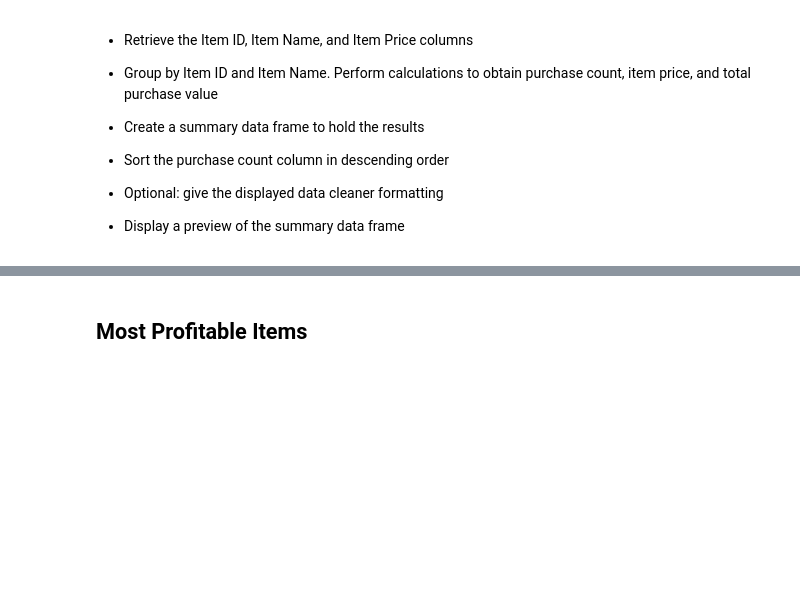
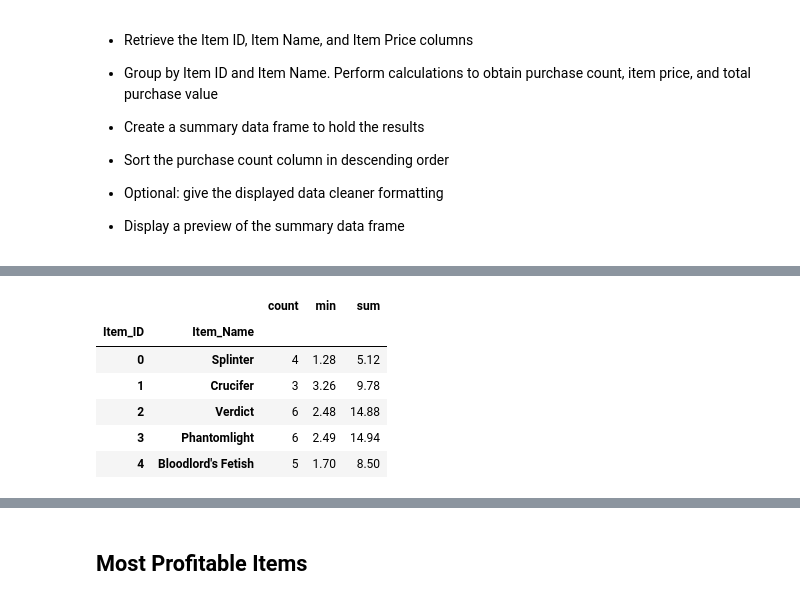
Before and after one commit to ncruzz/pandas_homework, a Jupyter notebook: HeroesOfPymoli/HeroesOfPymoli_starter.ipynb, the cells around one changed output, grey strips where cells are left out. Saved outputs shown, nothing was run; the diff lists cells and outputs as text; code cells hidden in the pictures; blank space fills up the shorter version.

```diff
--- a/HeroesOfPymoli/HeroesOfPymoli_starter.ipynb
+++ b/HeroesOfPymoli/HeroesOfPymoli_starter.ipynb
@@ -615,0 +469,11 @@ new123.head()
+# %%
+totepurc = repurchase_data.groupby(["Item_ID", "Item_Name"]).Price.agg(['count','min','sum'])
+totepurc.head()
+# %% [output]
+|  |  | count | min | sum |
+| Item_ID | Item_Name |  |  |  |
+| 0 | Splinter | 4 | 1.28 | 5.12 |
+| 1 | Crucifer | 3 | 3.26 | 9.78 |
+| 2 | Verdict | 6 | 2.48 | 14.88 |
+| 3 | Phantomlight | 6 | 2.49 | 14.94 |
+| 4 | Bloodlord's Fetish | 5 | 1.70 | 8.50 |
```
Also changed, not shown: parts of 18 cells of this notebook.
